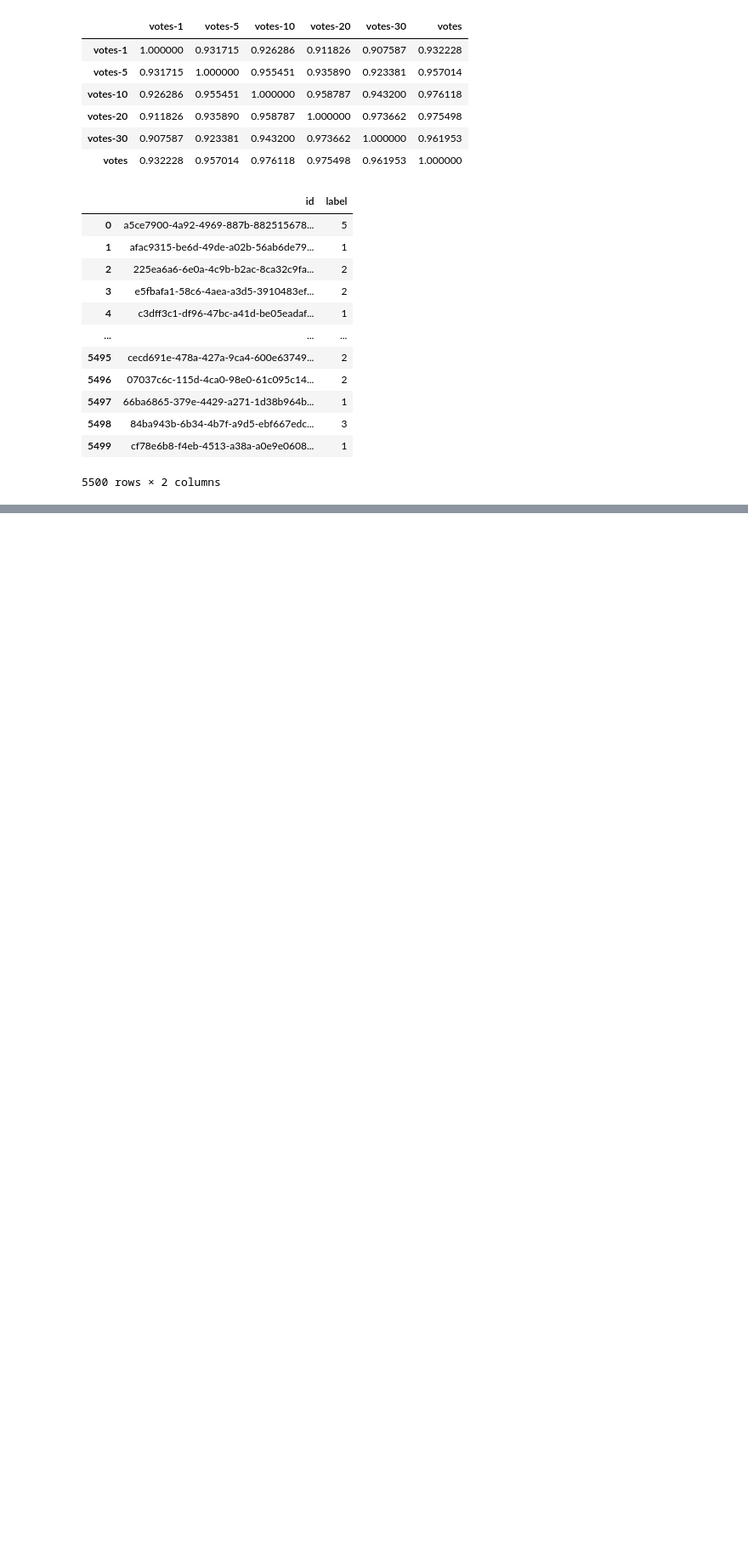
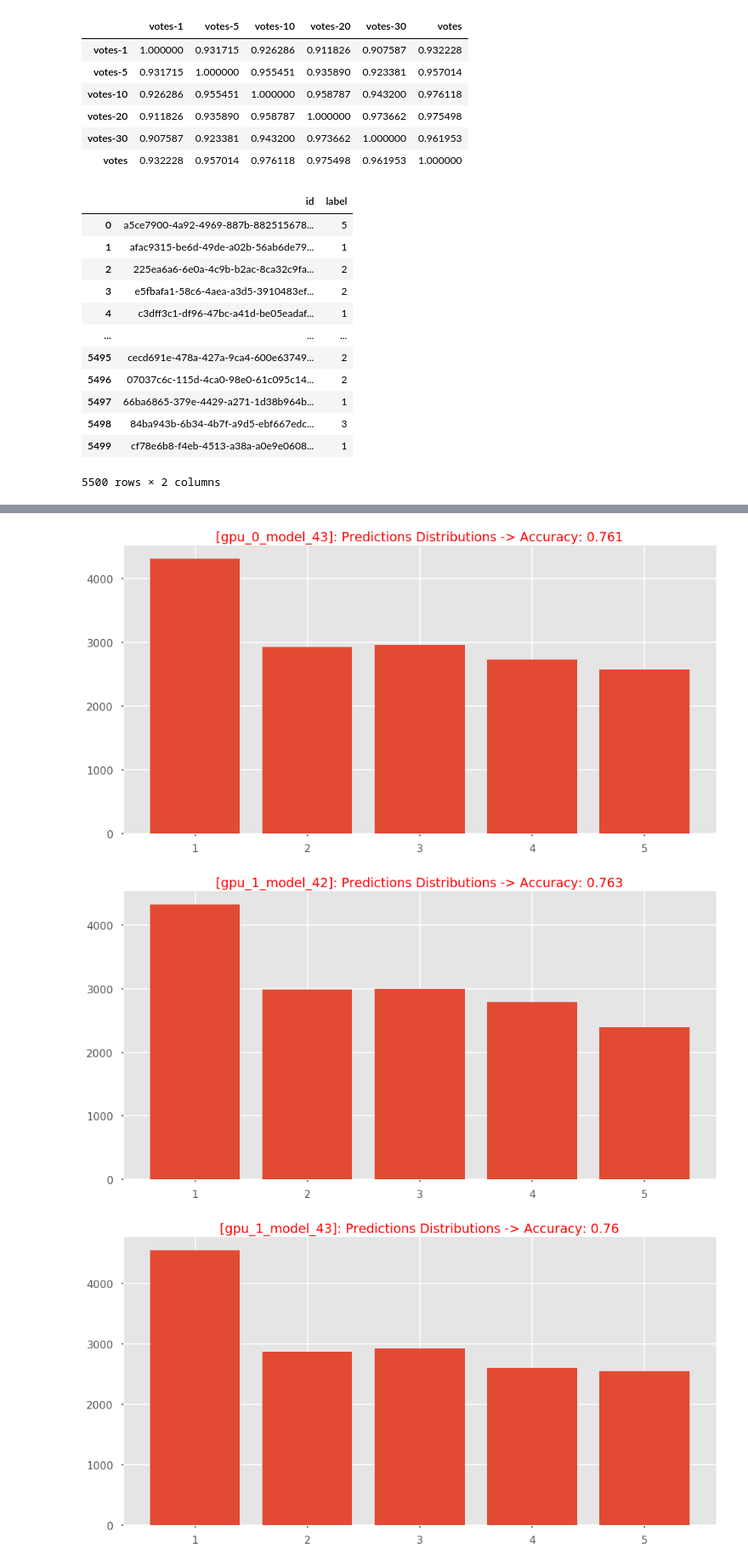
Before and after one commit to AdrianIordache/Detect-Targets-In-Radar-Signals, a Jupyter notebook: notebooks/Error-Analysis.ipynb, the cells around one changed output, grey strips where cells are left out. Shown at 85% size. Saved outputs shown, nothing was run; the diff lists cells and outputs as text; code cells hidden in the pictures; blank space fills up the shorter version.

```diff
--- a/notebooks/Error-Analysis.ipynb
+++ b/notebooks/Error-Analysis.ipynb
@@ -10,6 +10,10 @@ from PIL.ExifTags import TAGS
 from IPython.display import display
 from sklearn.metrics import accuracy_score
 from sklearn.metrics import confusion_matrix
+
+plt.style.use(["ggplot", "seaborn-poster"])
+%matplotlib inline
+RD = lambda x: np.round(x, 3)
 # %%
 def plot_grid_images(samples, how_many = 20):
     def display_image(ax, image, label, prediction):
@@ -517,0 +524,19 @@ final_submission.to_csv('../ensambles/ensamble_mix_votes_grid_search.csv', index
+# %%
+MODELS_GPU_0 = [43]
+PATH_TO_PREDICTIONS_GPU_0 = '../logs/stage-1/gpu-0/oof.csv'
+predictions_gpu_0 = pd.read_csv(PATH_TO_PREDICTIONS_GPU_0).drop(["label"], axis = 1, inplace = False)
+predictions_gpu_0 = predictions_gpu_0.rename(columns = {column : f"gpu_0_{column}" for column in predictions_gpu_0.columns.tolist() if column != 'id'})
+
+MODELS_GPU_1 = [42, 43]
+PATH_TO_PREDICTIONS_GPU_1 = '../logs/stage-1/gpu-1/oof.csv'
+predictions_gpu_1 = pd.read_csv(PATH_TO_PREDICTIONS_GPU_1).drop(["label"], axis = 1, inplace = False)
+predictions_gpu_1 = predictions_gpu_1.rename(columns = {column : f"gpu_1_{column}" for column in predictions_gpu_1.columns.tolist() if column != 'id'})
+
+
+MODELS = MODELS_GPU_0 + MODELS_GPU_1
+predictions = predictions_gpu_0.merge(predictions_gpu_1, on = 'id', how = 'inner')
+
+predictions['label']    = train_df['label']
+predictions['is_noisy'] = results['is_noisy']
+results = predictions
+display(predictions)
@@ -517,0 +557,12 @@ final_submission.to_csv('../ensambles/ensamble_mix_votes_grid_search.csv', index
+# %%
+MODELS = [f'gpu_{gpu}_model_{model}' for (gpu, model) in [(0, 43), (1, 42), (1, 43)]]
+for model in MODELS:
+    plt.figure(figsize = (16, 8))
+    accuracy = accuracy_score(predictions[model], predictions['label'])
+    plt.bar(*np.unique(predictions[model], return_counts = True))
+    plt.title(f"[{model}]: Predictions Distributions -> Accuracy: {RD(accuracy)}", color = 'red')
+    plt.show()
+# %% [output]
+[figure, added]
+[figure, added]
+[figure, added]
```
Also changed, not shown: parts of 5 cells of this notebook, 3 other files.
